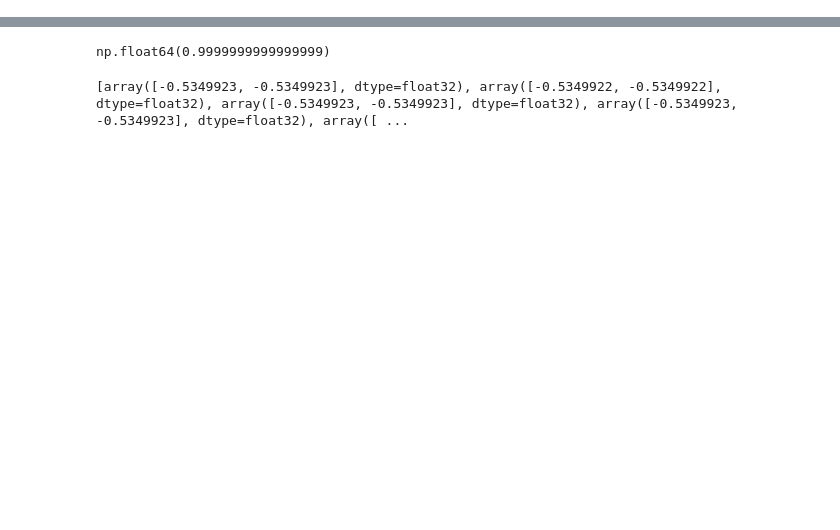
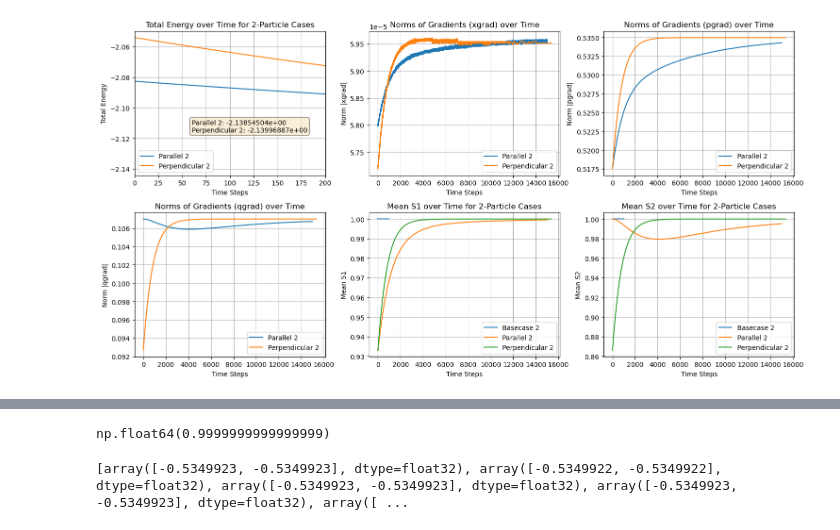
Before and after one commit to SebastianUtecht/dynamicCellModel, a Jupyter notebook: code/scratch.ipynb, the cells around one changed output, grey strips where cells are left out. Saved outputs shown, nothing was run; the diff lists cells and outputs as text; code cells hidden in the pictures; blank space fills up the shorter version.

```diff
--- a/code/scratch.ipynb
+++ b/code/scratch.ipynb
@@ -4,3 +4,14 @@ import torch
 import matplotlib.pyplot as plt
 import pickle
 import os
+# %%
+folder = "15_06_EXPORT_smoldt"
+
+b2_par      = np.load(folder + "/basecase_2_par/data.pkl", allow_pickle=True)
+b2_perp     = np.load(folder + "/basecase_2_perp/data.pkl", allow_pickle=True)
+b3_par      = np.load(folder + "/basecase_3_par/data.pkl", allow_pickle=True)
+b3_perp     = np.load(folder + "/basecase_3_perp/data.pkl", allow_pickle=True)
+par2         = np.load(folder + "/par2/data.pkl", allow_pickle=True)
+par3        = np.load(folder + "/par3/data.pkl", allow_pickle=True)
+perp2        = np.load(folder + "/perp2/data.pkl", allow_pickle=True)
+perp3       = np.load(folder + "/perp3/data.pkl", allow_pickle=True)
@@ -6,0 +76,82 @@ import os
+# %%
+#Plotting the total energies, mean value of absolute gradients and mean value of S for all the 2-cases
+#All in all 6 plots, 1 for energy, 3 for all the grad types and 2 for the S values
+#All contained in 1 subplot with 2 rows and 3 columns
+
+fig, axes = plt.subplots(2, 3, figsize=(15, 8))
+
+# Row 1, Col 1: Total Energy
+ax = axes[0, 0]
+# ax.plot(b2_par['Etot'], label='Basecase 2 parallel')
+ax.plot(par2['Etot'], label='Parallel 2')
+ax.plot(perp2['Etot'], label='Perpendicular 2')
+ax.set_xlabel('Time Steps')
+ax.set_ylabel('Total Energy')
+ax.set_title('Total Energy over Time for 2-Particle Cases')
+# ax.set_xlim(0, 200)
+ax.legend()
+ax.grid()
+
+props = dict(boxstyle='round', facecolor='wheat', alpha=0.5)
+textstr = '\n'.join((
+    # f"Basecase 2: {b2['Etot'][-2]:.8e}",
+    f"Parallel 2: {par2['Etot'][-2]:.8e}",
+    f"Perpendicular 2: {perp2['Etot'][-2]:.8e}"
+))
+ax.text(0.3, 0.3, textstr, transform=ax.transAxes, bbox=props)
+
+# Gradient data (norm per timestep)
+grad_types = ['xgrad', 'pgrad', 'qgrad']
+positions = [(0, 1), (0, 2), (1, 0)]
+
+for grad_type, (row, col) in zip(grad_types, positions):
+    ax = axes[row, col]
+
+    if grad_type in par2 and grad_type in par2 and grad_type in perp2:
+        # Compute norms per timestep
+        # b2_concat = np.concatenate(b2[grad_type])
+        # b2_norms  = np.linalg.norm(b2_concat[::2],axis=1)
+
+        par_concat = np.concatenate(par2[grad_type])
+        par_norms  = np.linalg.norm(par_concat[::2],axis=1)
+
+        perp_concat = np.concatenate(perp2[grad_type])
+        perp_norms  = np.linalg.norm(perp_concat[::2],axis=1)
+
+
+        # ax.plot(b2_norms, label='Basecase 2')
+        ax.plot(par_norms, label='Parallel 2')
+        ax.plot(perp_norms, label='Perpendicular 2')
+        ax.set_xlabel('Time Steps')
+        ax.set_ylabel(f'Norm |{grad_type}|')
+        ax.set_title(f'Norms of Gradients ({grad_type}) over Time')
+        # ax.set_xlim(0,200)
+        ax.legend()
+        ax.grid()
+
+# S-values plots
+s_types = ['S1', 'S2']
+s_positions = [(1, 1), (1, 2)]
+
+for s_type, (row, col) in zip(s_types, s_positions):
+    ax = axes[row, col]
+
+    if s_type in b2 and s_type in par2 and s_type in perp2:
+        # Compute mean per timestep
+        b2_s_mean = np.array([x.mean() for x in b2[s_type]])
+        par_s_mean = np.array([x.mean() for x in par2[s_type]])
+        perp_s_mean = np.array([x.mean() for x in perp2[s_type]])
+
+        ax.plot(b2_s_mean, label='Basecase 2')
+        ax.plot(par_s_mean, label='Parallel 2')
+        ax.plot(perp_s_mean, label='Perpendicular 2')
+        ax.set_xlabel('Time Steps')
+        ax.set_ylabel(f'Mean {s_type}')
+        ax.set_title(f'Mean {s_type} over Time for 2-Particle Cases')
+        ax.legend()
+        ax.grid()
+
+plt.tight_layout()
+plt.show()
+# %% [output]
+[figure, added]
```
Also changed, not shown: parts of 10 cells of this notebook, 4 other files.
